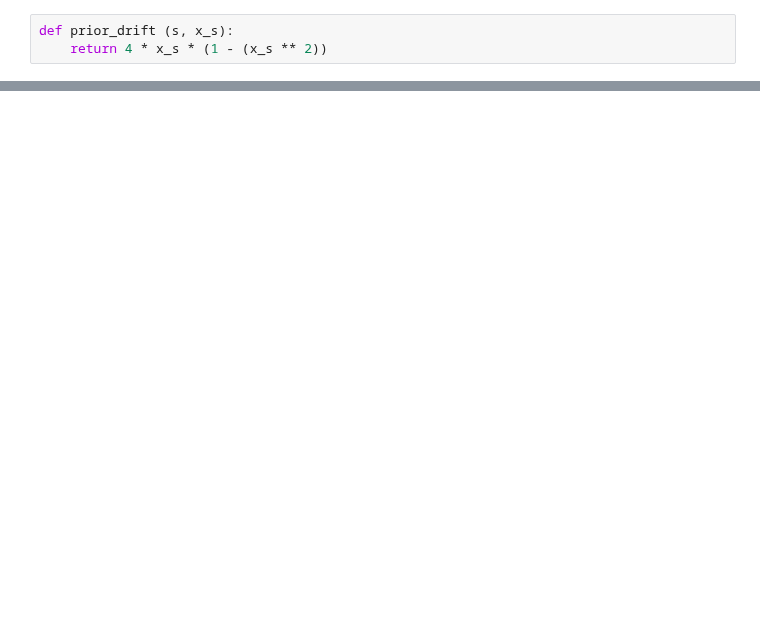
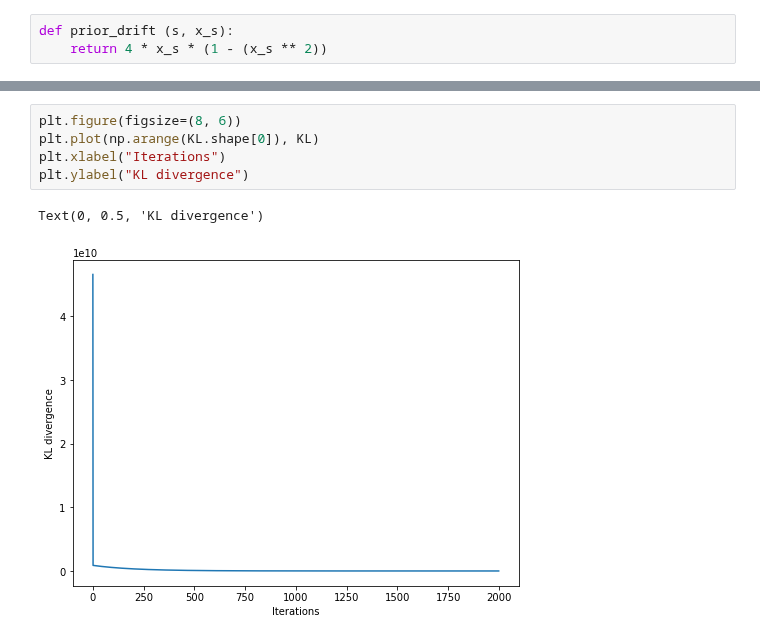
Before and after one commit to thysics/VI_SDE, a Jupyter notebook: ARCHAM_EX02.ipynb, the cells around one changed output, grey strips where cells are left out. Saved outputs shown, nothing was run; the diff lists cells and outputs as text; blank space fills up the shorter version.

```diff
--- a/ARCHAM_EX02.ipynb
+++ b/ARCHAM_EX02.ipynb
@@ -201,0 +213,8 @@ plt.show()
+# %%
+plt.figure(figsize=(8, 6))
+plt.plot(np.arange(KL.shape[0]), KL)
+plt.xlabel("Iterations")
+plt.ylabel("KL divergence")
+# %% [output]
+Text(0, 0.5, 'KL divergence')
+[figure, added]
```
Also changed, not shown: parts of 12 cells of this notebook, 48 other files.
